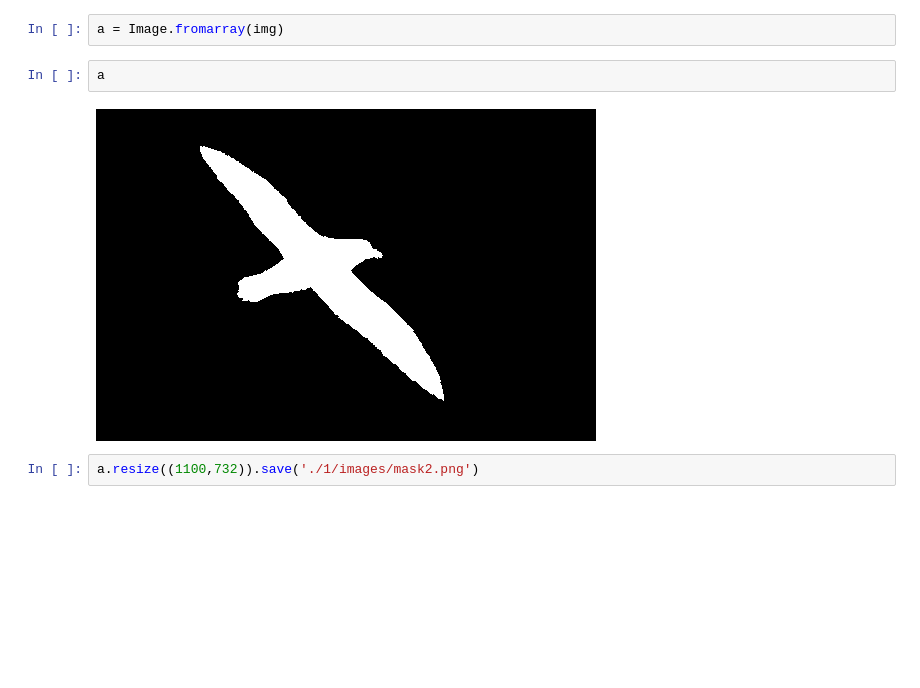
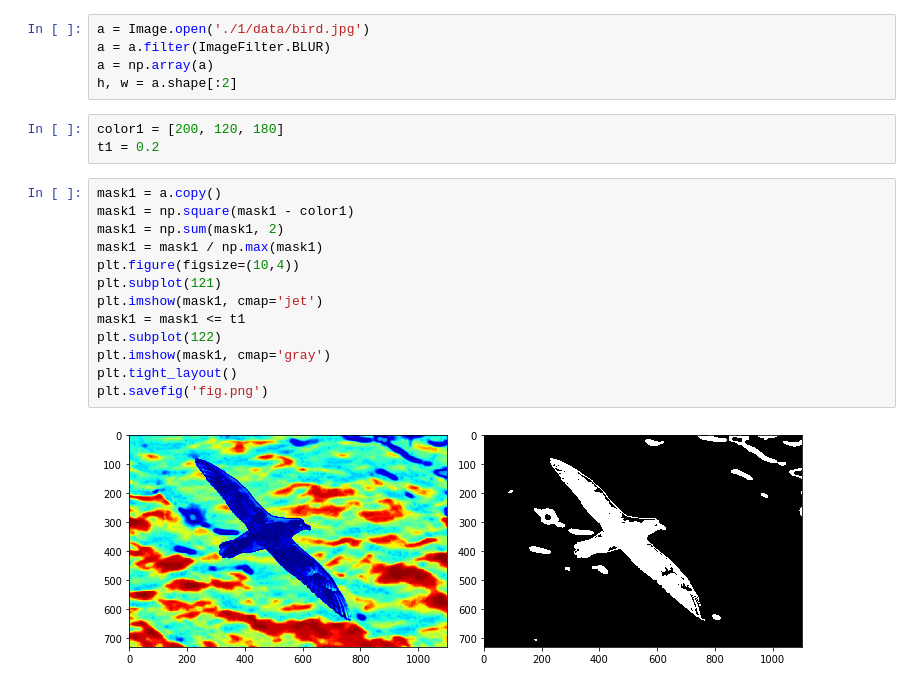
Before and after one commit to safwankdb/CS663-Assignments, a Jupyter notebook: assignment-2-filtering/Untitled.ipynb, the cells around one changed output. Drawn from its saved outputs; the diff is of its cells as text; blank space fills up the shorter version.

```diff
--- a/assignment-2-filtering/Untitled.ipynb
+++ b/assignment-2-filtering/Untitled.ipynb
@@ -72,8 +5,23 @@ plt.imshow(img)
-# %%
-a = Image.fromarray(img)
-# %%
-a
-# %% [output]
-[figure, removed]
-# %%
-a.resize((1100,732)).save('./1/images/mask2.png')
+# %%
+a = Image.open('./1/data/bird.jpg')
+a = a.filter(ImageFilter.BLUR)
+a = np.array(a)
+h, w = a.shape[:2]
+# %%
+color1 = [200, 120, 180]
+t1 = 0.2
+# %%
+mask1 = a.copy()
+mask1 = np.square(mask1 - color1)
+mask1 = np.sum(mask1, 2)
+mask1 = mask1 / np.max(mask1)
+plt.figure(figsize=(10,4))
+plt.subplot(121)
+plt.imshow(mask1, cmap='jet')
+mask1 = mask1 <= t1
+plt.subplot(122)
+plt.imshow(mask1, cmap='gray')
+plt.tight_layout()
+plt.savefig('fig.png')
+# %% [output]
+[figure, added]
```
Also changed, not shown: parts of 12 cells of this notebook, 7 other files.
